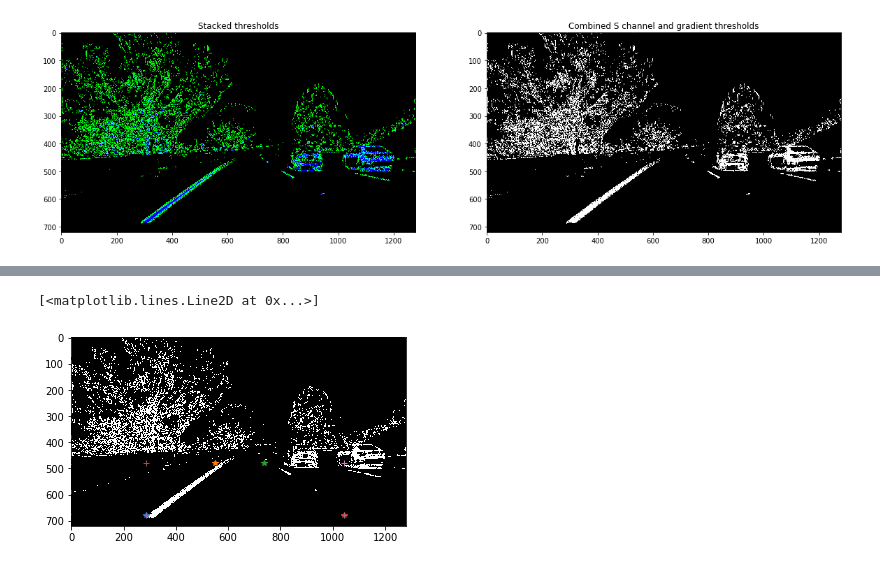
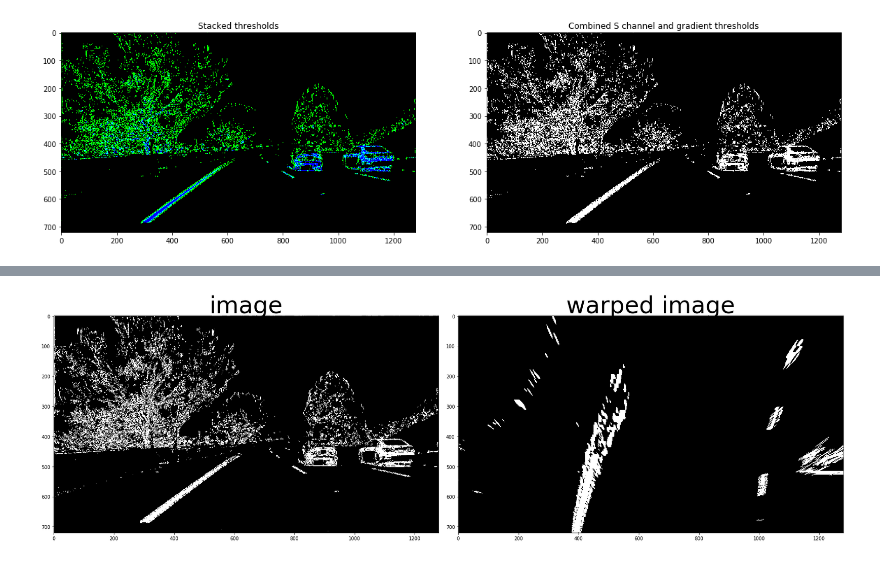
Before and after one commit to magedhassan/CarND-Advanced-Lane-Lines, a Jupyter notebook: advanced-lane-lines.ipynb, the cells around one changed output, grey strips where cells are left out. Drawn from its saved outputs; the diff is of its cells as text; code cells hidden in the pictures.

Commit message:
Modify change_prespective() to improve bird-viewtransformation

```diff
--- a/advanced-lane-lines.ipynb
+++ b/advanced-lane-lines.ipynb
@@ -186,7 +186,21 @@ array([[0, 0, 0, ..., 0, 0, 0],
 # %%
 #def change_prespective()
 # %%
-def change_prespective(img, src, dst):
+def change_prespective(img, trap_bottom_width, trap_top_width, trap_height_from_top, tap_bottom_trim, offset):
+
+    '''
+        1  2
+
+     3         4
+    '''
+    src = np.float32([[img.shape[1]*(0.5 - trap_top_width/2), img.shape[0]*trap_height_from_top],
+                      [img.shape[1]*(0.5 + trap_top_width/2), img.shape[0]*trap_height_from_top],
+                      [img.shape[1]*(0.5 - trap_bottom_width/2), img.shape[0]*tap_bottom_trim],
+                      [img.shape[1]*(0.5 + trap_bottom_width/2), img.shape[0]*tap_bottom_trim]])
+    dst = np.float32([[offset, 0],
+                      [img.shape[1]-offset, 0],
+                      [offset, img.shape[0]],
+                      [img.shape[1]-offset,img.shape[0]]])
 
     img_size = (img.shape[1], img.shape[0])
 
@@ -245,15 +253,16 @@ top_down, perspective_M = change_prespective(combined_binary, src, dst)
-# %%
-#%matplotlib qt
-plt.imshow(combined_binary, cmap='gray')
-plt.plot(285,677, '*')
-plt.plot(551,478, '*')
-plt.plot(736,478, '*')
-plt.plot(1044,677, '*')
-
-plt.plot(285,677, '+')
-plt.plot(285,478, '+')
-plt.plot(1044,478, '+')
-plt.plot(1044,677, '+')
-# %% [output]
-[<matplotlib.lines.Line2D at 0x...>]
-[figure, removed]
+# %%
+# change_prespective()
+# values inspired by the Q & A video from Udacity Youtube channel with some adjustment
+trap_bottom_width = 0.7
+trap_top_width = 0.09
+trap_height_from_top = 0.62 #(450/720 where 450 is end of right line and 720 is total height)
+tap_bottom_trim = 0.9
+offset = img.shape[1] * 0.2
+top_down, perspective_M = change_prespective(combined_binary,
+                                             trap_bottom_width,
+                                             trap_top_width,
+                                             trap_height_from_top,
+                                             tap_bottom_trim,
+                                             offset)
+# %% [output]
+[figure, added]
```
Also changed, not shown: parts of 3 cells of this notebook.
